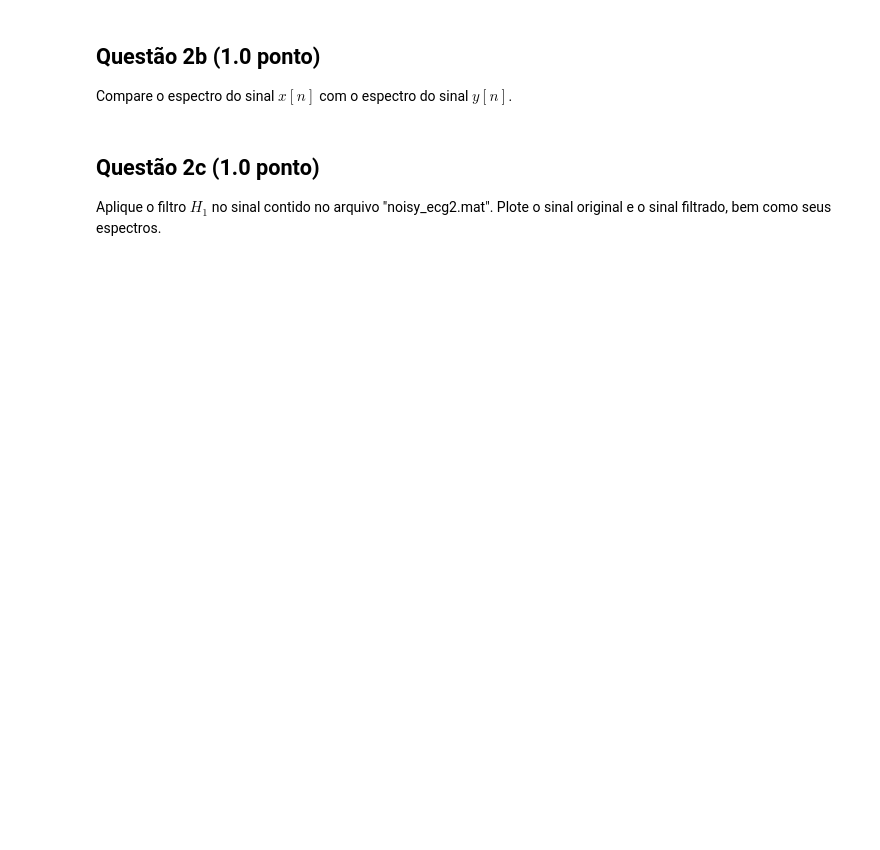
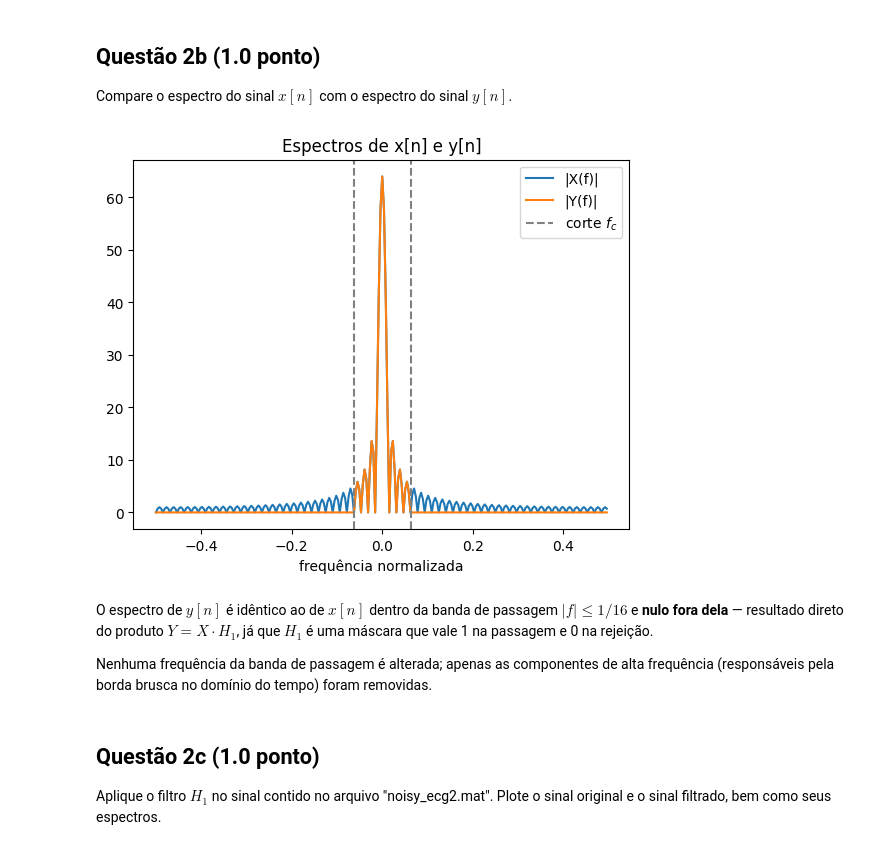
Before and after one commit to RaulMyron/sstd_unb, a Jupyter notebook: Projeto_3/projeto3.ipynb, the cells around one changed output. Drawn from its saved outputs; the diff is of its cells as text; code cells hidden in the pictures; blank space fills up the shorter version.

```diff
--- a/Projeto_3/projeto3.ipynb
+++ b/Projeto_3/projeto3.ipynb
@@ -69,3 +162,20 @@ Compare o espectro do sinal $x\left[n\right]$ com o espectro do sinal $y\left[n\
+# %%
+freqs = np.fft.fftshift(np.fft.fftfreq(N))  # em ciclos/amostra
+
+plt.plot(freqs, np.abs(np.fft.fftshift(X)), label='|X(f)|')
+plt.plot(freqs, np.abs(np.fft.fftshift(Y)), label='|Y(f)|')
+plt.axvline(fc_norm, color='gray', linestyle='--', label='corte $f_c$')
+plt.axvline(-fc_norm, color='gray', linestyle='--')
+plt.xlabel('frequência normalizada')
+plt.legend()
+plt.title('Espectros de x[n] e y[n]')
+plt.show()
+# %% [output]
+[figure, added]
+# %% [markdown]
+O espectro de $y[n]$ é idêntico ao de $x[n]$ dentro da banda de passagem $|f| \le 1/16$ e **nulo fora dela** — resultado direto do produto $Y = X \cdot H_1$, já que $H_1$ é uma máscara que vale 1 na passagem e 0 na rejeição.
+
+Nenhuma frequência da banda de passagem é alterada; apenas as componentes de alta frequência (responsáveis pela borda brusca no domínio do tempo) foram removidas.
 # %% [markdown]
 ## Questão 2c (1.0  ponto)
 
```
Also changed, not shown: parts of 15 cells of this notebook, 1 other file.
